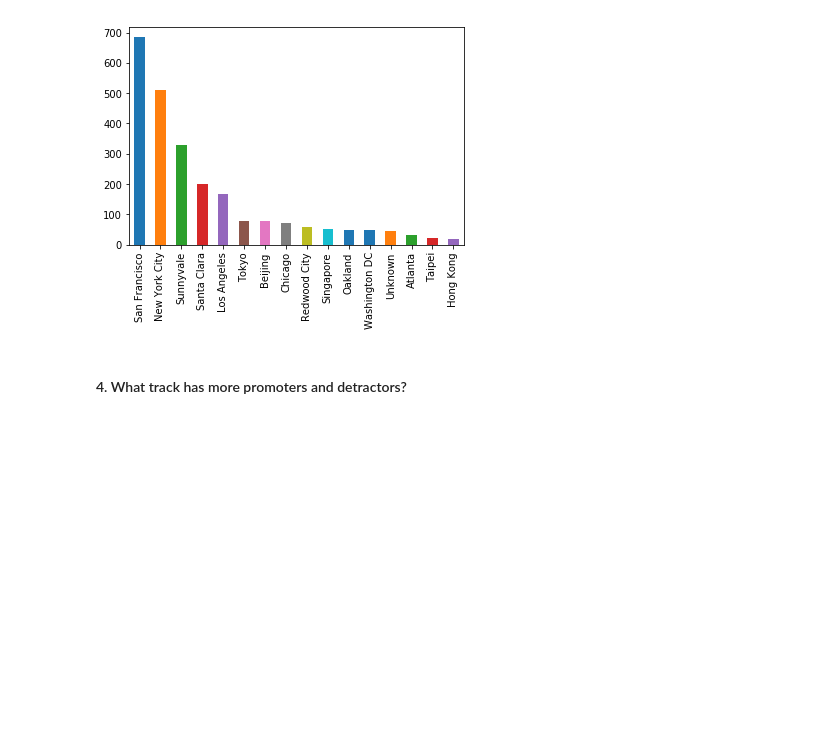
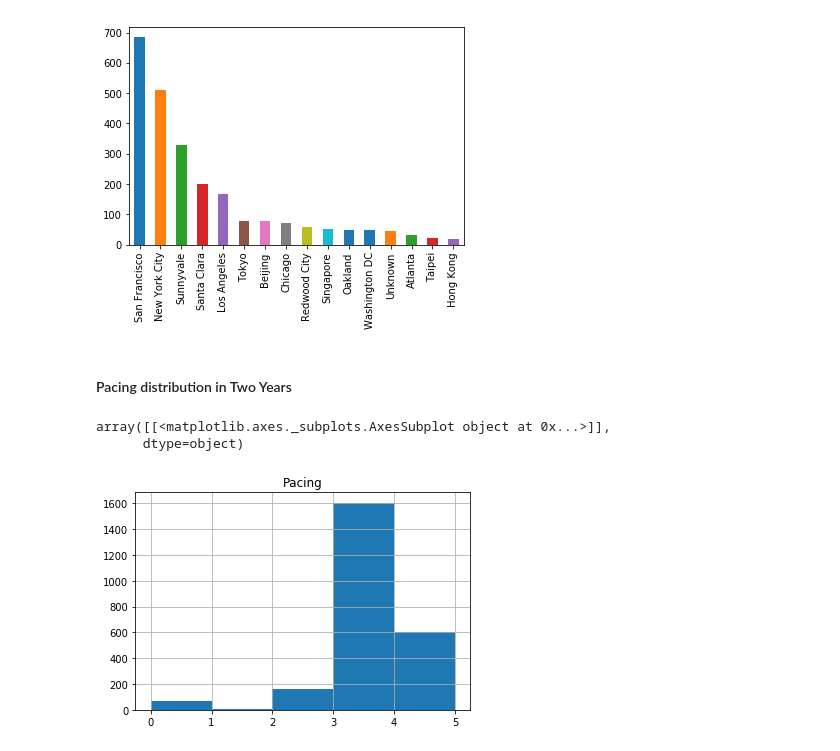
Before and after one commit to Sukhrobjon/DS-1.1, a Jupyter notebook: summer_academy_NPS/second_data_2016.ipynb, the cells around one changed output. Saved outputs shown, nothing was run; the diff lists cells and outputs as text; code cells hidden in the pictures; blank space fills up the shorter version.

Commit message:
[Finished 1st] iteration of the creating visualization

```diff
--- a/summer_academy_NPS/second_data_2016.ipynb
+++ b/summer_academy_NPS/second_data_2016.ipynb
@@ -707,2 +739,8 @@ dataset_final['Location'].value_counts().plot(kind='bar')
-# %% [markdown]
-#### 4. What track has more promoters and detractors?
+# %% [markdown]
+#### Pacing distribution in Two Years
+# %%
+dataset_final.hist(column="Pacing", bins=5)
+# %% [output]
+array([[<matplotlib.axes._subplots.AxesSubplot object at 0x...>]],
+      dtype=object)
+[figure, added]
```
Also changed, not shown: parts of 10 cells of this notebook.
